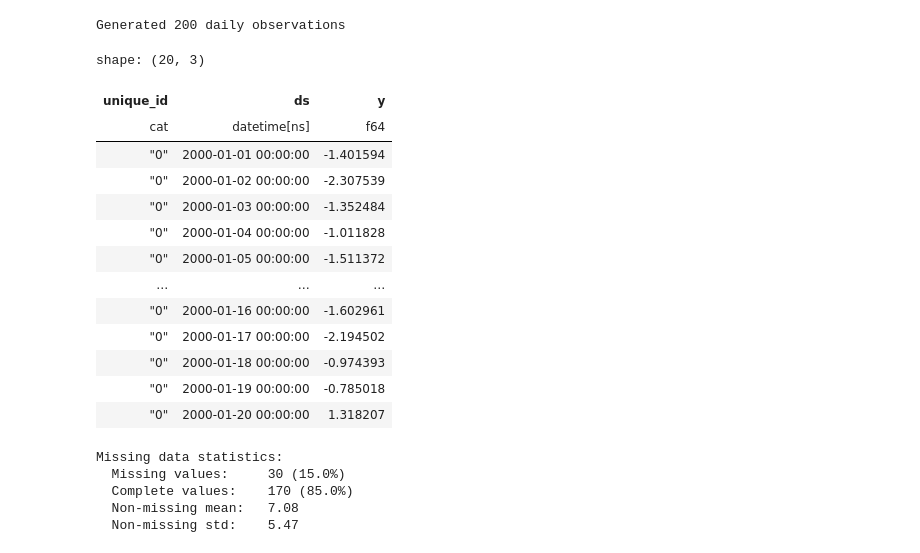
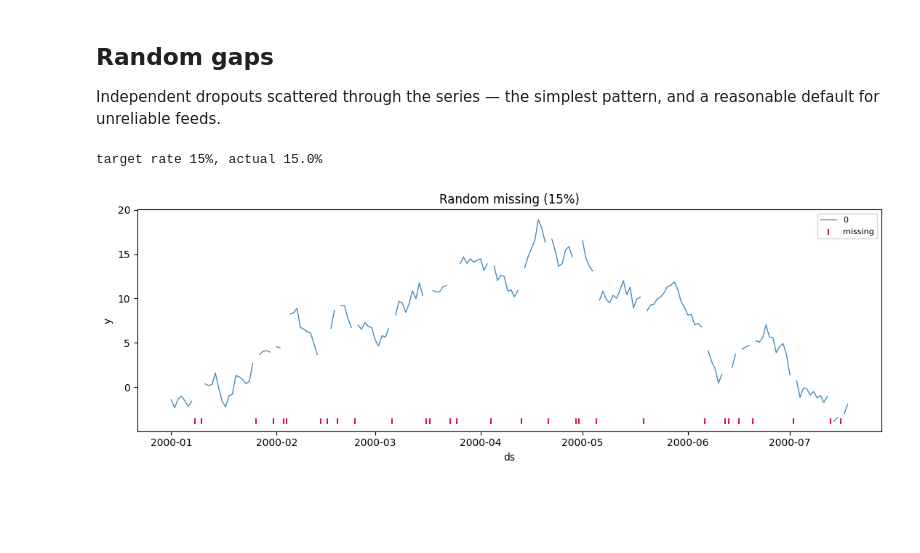
Before and after one commit to Nixtla/synforecast, a Jupyter notebook: nbs/docs/capabilities/missingness.ipynb, the cells around one changed output. Drawn from its saved outputs; the diff is of its cells as text; code cells hidden in the pictures; blank space fills up the shorter version.

```diff
--- a/nbs/docs/capabilities/missingness.ipynb
+++ b/nbs/docs/capabilities/missingness.ipynb
@@ -15,51 +41,20 @@ Each observation has an independent 15% probability of being missing.
+# %% [markdown]
+## Random gaps
+
+Independent dropouts scattered through the series — the simplest pattern, and a reasonable default for unreliable feeds.
 # %%
-params_random = {
-    "min_length": 200,
-    "max_length": 200,
-    "freq": "D",
-    "missing_data": True,
-    "missing_pattern": "random",
-    "missing_rate": 0.15,
-    "seed": 42,
-}
-
-gen_random = RandomWalkGenerator(engine="polars", **params_random)
-df_random = gen_random.generate(n_series=1)
-
-print(f"Generated {len(df_random)} daily observations")
-df_random.head(20)
+random_df = RandomWalkGenerator(
+    engine="polars",
+    min_length=200,
+    max_length=200,
+    freq="D",
+    missing_data=True,
+    missing_pattern="random",
+    missing_rate=0.15,
+    seed=42,
+).generate(n_series=1)
+print(f"target rate 15%, actual {missing_rate(random_df):.1%}")
+plot_missing(random_df, "Random missing (15%)")
 # %% [output]
-Generated 200 daily observations
+target rate 15%, actual 15.0%
-shape: (20, 3)
-| unique_id | ds | y |
-| cat | datetime[ns] | f64 |
-| "0" | 2000-01-01 00:00:00 | -1.401594 |
-| "0" | 2000-01-02 00:00:00 | -2.307539 |
-| "0" | 2000-01-03 00:00:00 | -1.352484 |
-| "0" | 2000-01-04 00:00:00 | -1.011828 |
-| "0" | 2000-01-05 00:00:00 | -1.511372 |
-| … | … | … |
-| "0" | 2000-01-16 00:00:00 | -1.602961 |
-| "0" | 2000-01-17 00:00:00 | -2.194502 |
-| "0" | 2000-01-18 00:00:00 | -0.974393 |
-| "0" | 2000-01-19 00:00:00 | -0.785018 |
-| "0" | 2000-01-20 00:00:00 | 1.318207 |
+[figure, added]
-# %%
-values = df_random["y"].to_numpy()
-nan_count = np.sum(np.isnan(values))
-nan_rate = nan_count / len(values)
-
-print(f"Missing data statistics:")
-print(f"  Missing values:     {nan_count} ({nan_rate:.1%})")
-print(f"  Complete values:    {len(values) - nan_count} ({1-nan_rate:.1%})")
-
-non_nan_values = values[~np.isnan(values)]
-if len(non_nan_values) > 0:
-    print(f"  Non-missing mean:   {non_nan_values.mean():.2f}")
-    print(f"  Non-missing std:    {non_nan_values.std():.2f}")
-# %% [output]
-Missing data statistics:
-  Missing values:     30 (15.0%)
-  Complete values:    170 (85.0%)
-  Non-missing mean:   7.08
-  Non-missing std:    5.47
```
Also changed, not shown: parts of 27 cells of this notebook, 40 other files.
